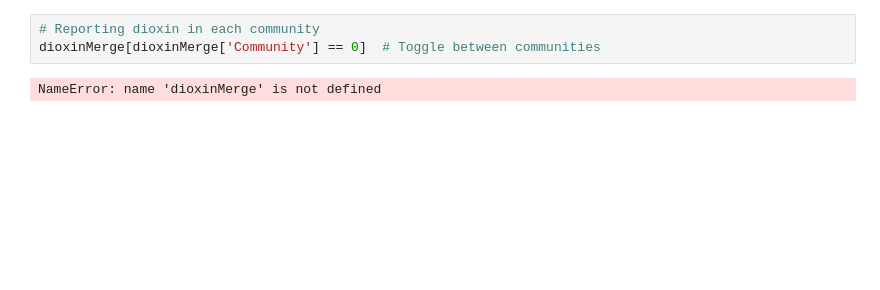
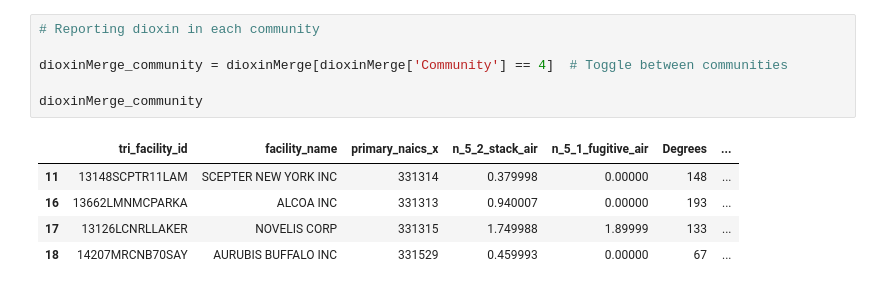
Before and after one commit to stevecarrea/ny_tri_networkAnalysis, a Jupyter notebook: dioxinAnalysis.ipynb, the cells around one changed output. Saved outputs shown, nothing was run; the diff lists cells and outputs as text; blank space fills up the shorter version.

```diff
--- a/dioxinAnalysis.ipynb
+++ b/dioxinAnalysis.ipynb
@@ -21,7 +47,14 @@ NameError: name 'dioxinMerge' is not defined
 # %%
 # Reporting dioxin in each community
-dioxinMerge[dioxinMerge['Community'] == 0]  # Toggle between communities
+
+dioxinMerge_community = dioxinMerge[dioxinMerge['Community'] == 4]  # Toggle between communities
+
+dioxinMerge_community
 # %% [output]
-NameError: name 'dioxinMerge' is not defined
+|  | tri_facility_id | facility_name | primary_naics_x | n_5_2_stack_air | n_5_1_fugitive_air | Degrees | ... |
+| 11 | 13148SCPTR11LAM | SCEPTER NEW YORK INC | 331314 | 0.379998 | 0.00000 | 148 | ... |
+| 16 | 13662LMNMCPARKA | ALCOA INC | 331313 | 0.940007 | 0.00000 | 193 | ... |
+| 17 | 13126LCNRLLAKER | NOVELIS CORP | 331315 | 1.749988 | 1.89999 | 133 | ... |
+| 18 | 14207MRCNB70SAY | AURUBIS BUFFALO INC | 331529 | 0.459993 | 0.00000 | 67 | ... |
 # %%
 # Reporting dioxin in each community
```
Also changed, not shown: parts of 10 cells of this notebook.
